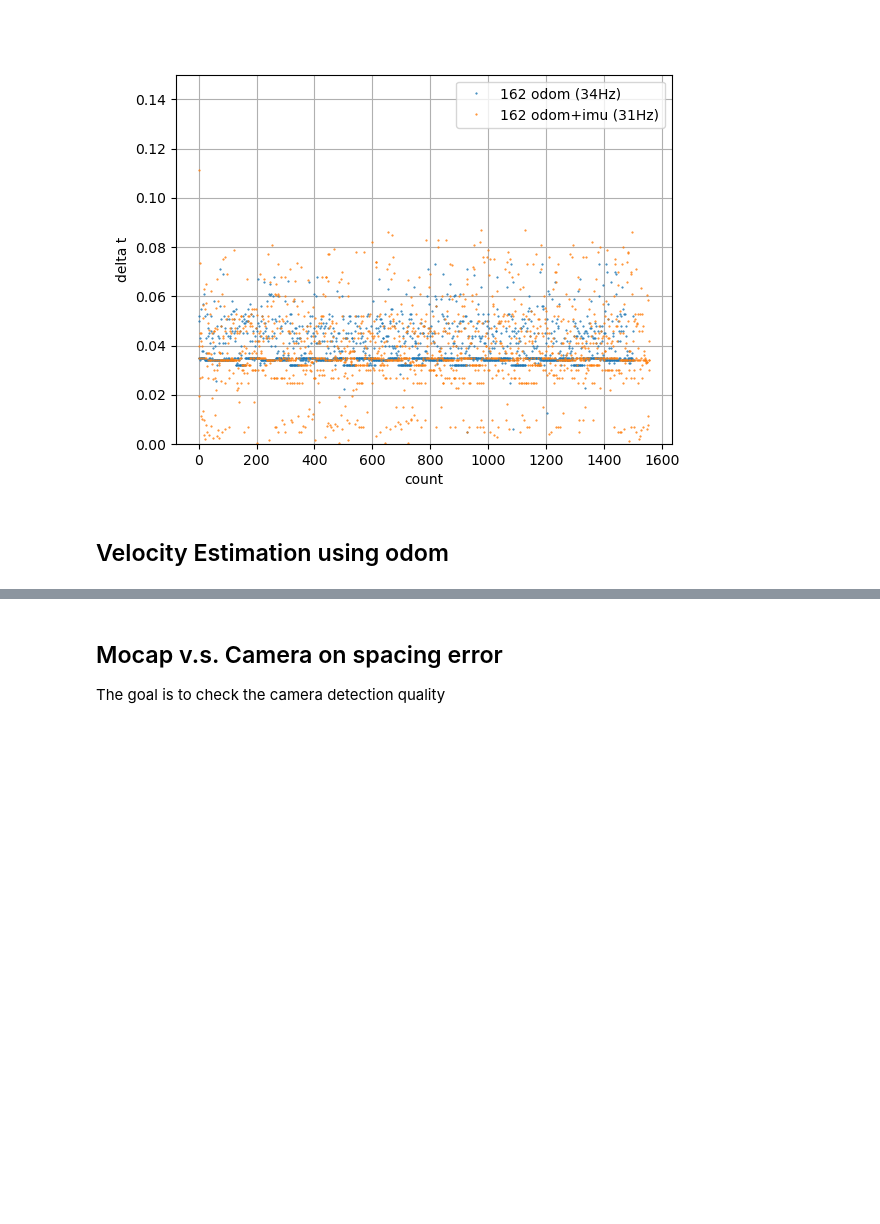
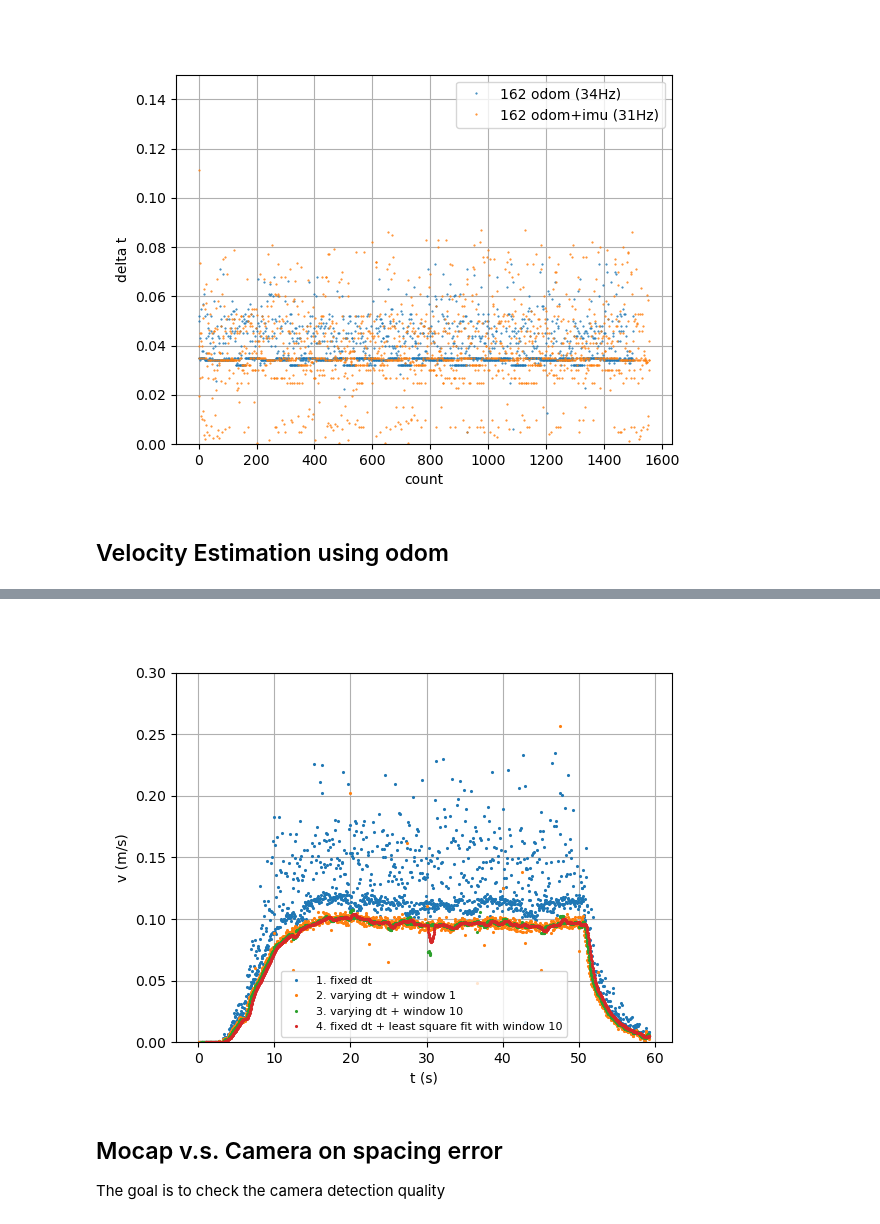
Before and after one commit to holyhenry/DSR_s_curve_tbot_test, a Jupyter notebook: plotting/scripts/system_test.ipynb, the cells around one changed output, grey strips where cells are left out. Cells and saved outputs as stored; diff of their text form; code cells hidden in the pictures; blank space fills up the shorter version.

```diff
--- a/plotting/scripts/system_test.ipynb
+++ b/plotting/scripts/system_test.ipynb
@@ -168,0 +141,97 @@ plt.grid(); plt.legend(); plt.xlabel('t (s)'); plt.ylabel('v (m/s)'); plt.ylim(0
+# %%
+'''
+Takeaway: when estimating higher order info, faster is not necessarily better!
+'''
+
+def estimate_velocity(pose_array, time, n):
+    '''
+    pose_array:    shape (N, k). (e.g., k=2 for 2D pose)
+    time:          shape (N,)
+    n:          int, window size
+    '''
+    return np.linalg.norm(pose_array[n:] - pose_array[:-n], axis=1), time[n:] - time[:-n]
+
+def least_square_filter(pose_array, time, filter_buffer, tau, ROBUST_L1=False):
+    '''
+    pose_array:    shape (N, k). (e.g., k=2 for 2D pose)
+    time:          shape (N,)
+    filter_buffer: int, window size
+    tau:           float, delay time
+    ROBUST_L1:     bool, enable L1 refinement
+    '''
+    steps = len(pose_array)
+
+    # initialize filter result
+    velocity_f, time_f, pose_f = [], [], []
+
+    # initialize x, y for least square
+    x, y = [], []  # sliding window: x = times, y = poses
+
+    # in controller, do...
+    for i in range(steps):
+        x.append(time[i])
+        y.append(pose_array[i, :])
+
+        if len(x) == filter_buffer:
+            # window arrays
+            t = np.asarray(x, dtype=float) # (m,)
+            Y = np.asarray(y, dtype=float) # (m, k)
+            k = Y.shape[1]
+
+            A = np.vstack([t, np.ones_like(t)]).T
+            C_ls = np.linalg.lstsq(A, Y, rcond=None)[0] # C_ls: (2, k)
+            coeffs = C_ls
+
+            if ROBUST_L1:
+                # Minimize sum_i ||Y_i - (a * t_i + b)||_1 over all outputs
+                def L1_norm_error(theta_flat):
+                    C = theta_flat.reshape(2, k)
+                    return np.abs(Y - A @ C).sum()
+
+                theta0 = C_ls.reshape(-1)
+                res = minimize(L1_norm_error, theta0, method="Powell",
+                               options={"maxiter": 50, "xtol": 1e-6, "ftol": 1e-6})
+
+                if res.success:
+                    coeffs = res.x.reshape(2, k)
+                else:
+                    print("[WARN]: fall back to LS, iter = ", i)
+                    coeffs = C_ls
+
+            # predict positions
+            t_now = x[-1]
+            pose = np.array([t_now, 1.0]) @ coeffs
+            pose_delay = np.array([t_now - tau, 1.0]) @ coeffs
+            dist = np.linalg.norm(pose - pose_delay)
+
+            # store the values
+
+            velocity_f.append(dist/tau)
+            time_f.append(t_now)
+            pose_f.append(pose)
+
+            # remove the oldest info for next iter
+            x.pop(0)
+            y.pop(0)
+
+    return velocity_f, time_f, pose_f
+
+normalize_t = t162-t162[0]
+
+dt_fix = 1/34
+dx_1, dt_1 = estimate_velocity(p162_o, normalize_t, n=1)
+dx_10, dt_10 = estimate_velocity(p162_o, normalize_t, n=10)
+dx_100, dt_100 = estimate_velocity(p162_o, normalize_t, n=100)
+
+velocity_f, time_f, _ = least_square_filter(p162_o, normalize_t,
+                                            filter_buffer=25, tau=0.04,
+                                            ROBUST_L1=False)
+
+plt.figure(); ms = 2.5
+plt.plot(normalize_t[1:], dx_1/dt_fix, '.', markersize=ms, label='1. fixed dt')
+plt.plot(normalize_t[1:], dx_1/dt_1, '.', markersize=ms, label='2. varying dt + window 1')
+plt.plot(normalize_t[10:], dx_10/dt_10, '.', markersize=ms, label='3. varying dt + window 10')
+plt.plot(time_f, velocity_f, '.', markersize=ms, label='4. fixed dt + least square fit with window 10')
+# plt.plot(normalize_t[100:], dx_100/dt_100, '.', markersize=ms, label='4. varying dt + window 100')
+plt.grid(); plt.legend(loc='lower center', fontsize=8); plt.xlabel('t (s)'); plt.ylabel('v (m/s)'); plt.ylim(0, 0.3)
+# %% [output]
@@ -169,3 +239,4 @@ plt.grid(); plt.legend(); plt.xlabel('t (s)'); plt.ylabel('v (m/s)'); plt.ylim(0
+[figure, added]
 # %% [markdown]
 ## Mocap v.s. Camera on spacing error
 The goal is to check the camera detection quality
```
Also changed, not shown: parts of 9 cells of this notebook.
